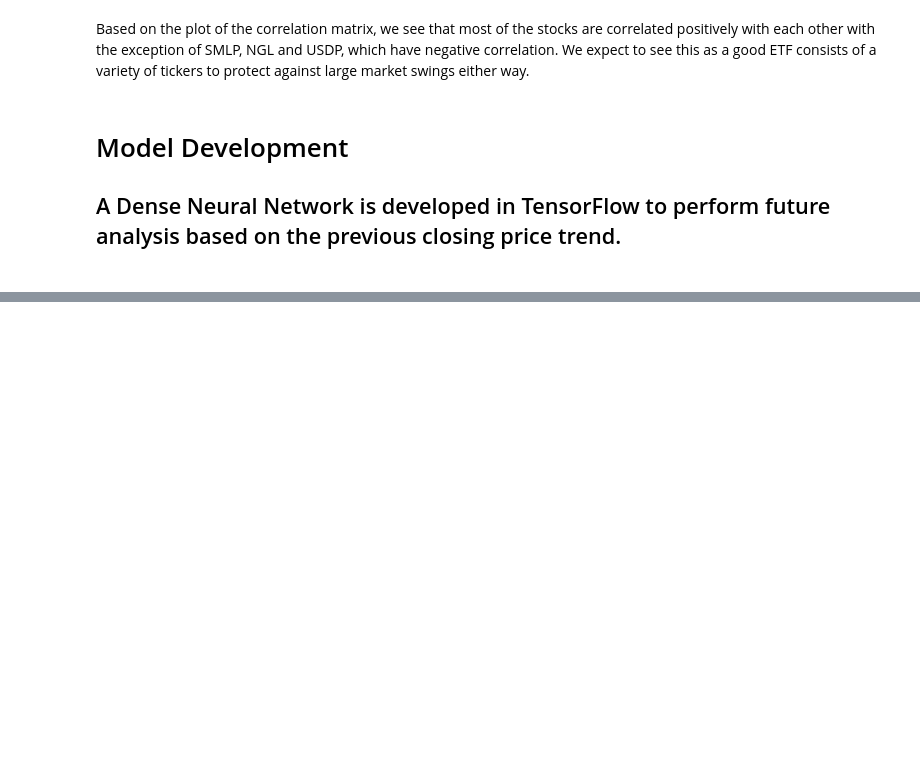
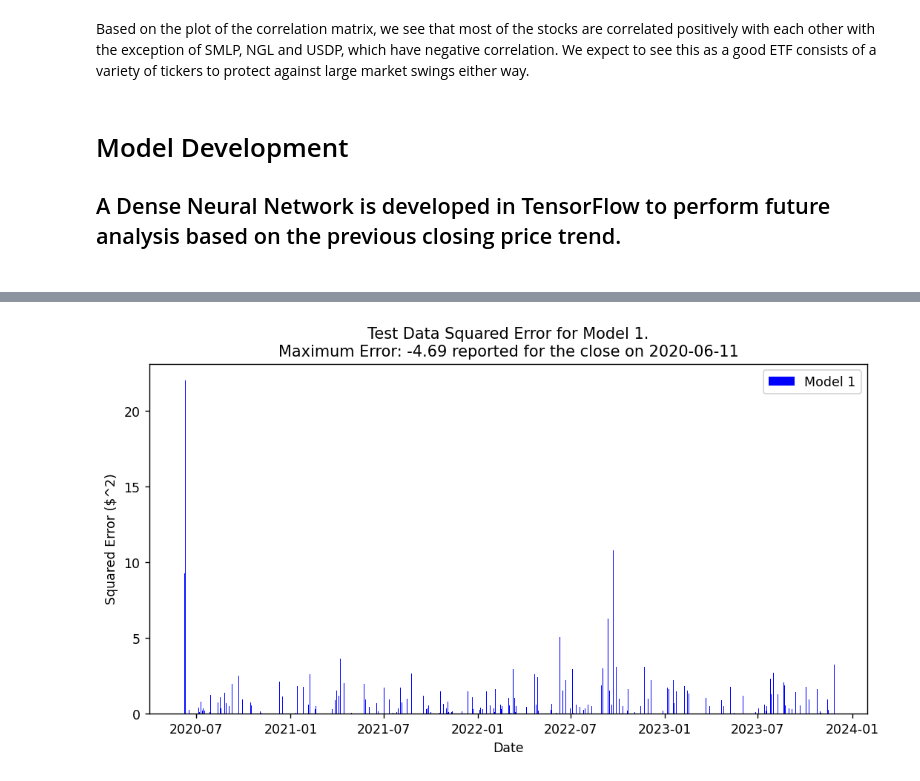
Before and after one commit to Aditya-Patel/Stat598-FinalProject, a Jupyter notebook: MPLA_CNN.ipynb, the cells around one changed output, grey strips where cells are left out. Cells and saved outputs as stored; diff of their text form; code cells hidden in the pictures; blank space fills up the shorter version.

```diff
--- a/MPLA_CNN.ipynb
+++ b/MPLA_CNN.ipynb
@@ -273,0 +390,29 @@ plt.show()
+# %%
+y1_sq_diff = (results_df.y_actual - results_df.y1_pred) ** 2
+y1_diff = (results_df.y_actual - results_df.y1_pred)
+y2_sq_diff = (results_df.y_actual - results_df.y2_pred) ** 2
+y2_diff = (results_df.y_actual - results_df.y2_pred)
+y3_sq_diff = (results_df.y_actual - results_df.y3_pred) ** 2
+y3_diff = (results_df.y_actual - results_df.y3_pred)
+y4_sq_diff = (results_df.y_actual - results_df.y4_pred) ** 2
+y4_diff = (results_df.y_actual - results_df.y4_pred)
+
+# Report maximum error for prediction date - index + 1
+y1_idxmax = y1_sq_diff.idxmax().date() + timedelta(days=1)
+y1_errmax = y1_diff[y1_sq_diff.idxmax()]
+y2_idxmax = y2_sq_diff.idxmax().date() + timedelta(days=1)
+y2_errmax = y2_diff[y2_sq_diff.idxmax()]
+y3_idxmax = y3_sq_diff.idxmax().date() + timedelta(days=1)
+y3_errmax = y3_diff[y3_sq_diff.idxmax()]
+y4_idxmax = y4_sq_diff.idxmax().date() + timedelta(days=1)
+y4_errmax = y4_diff[y4_sq_diff.idxmax()]
+# %%
+plot_label = 'Model 1'
+plt.bar(results_df.index, y1_sq_diff, color='blue', label=plot_label)
+plt.title(f'Test Data Squared Error for {plot_label}.\nMaximum Error: {y1_errmax:.2f} reported for the close on {y1_idxmax}')
+plt.ylabel('Squared Error ($^2)')
+plt.xlabel('Date')
+plt.legend()
+plt.show()
+# %% [output]
+[figure, added]
```
Also changed, not shown: parts of 20 cells of this notebook.
